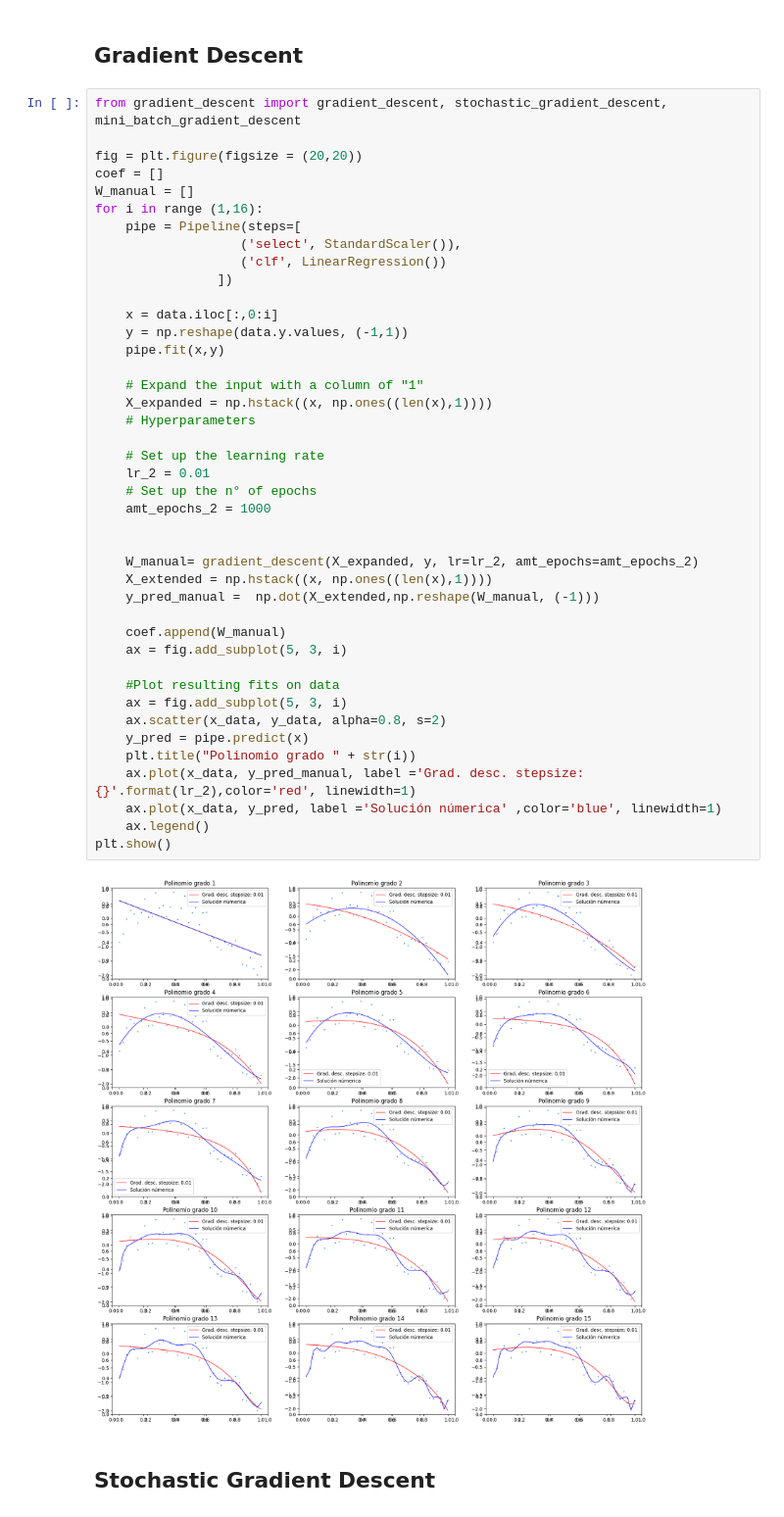
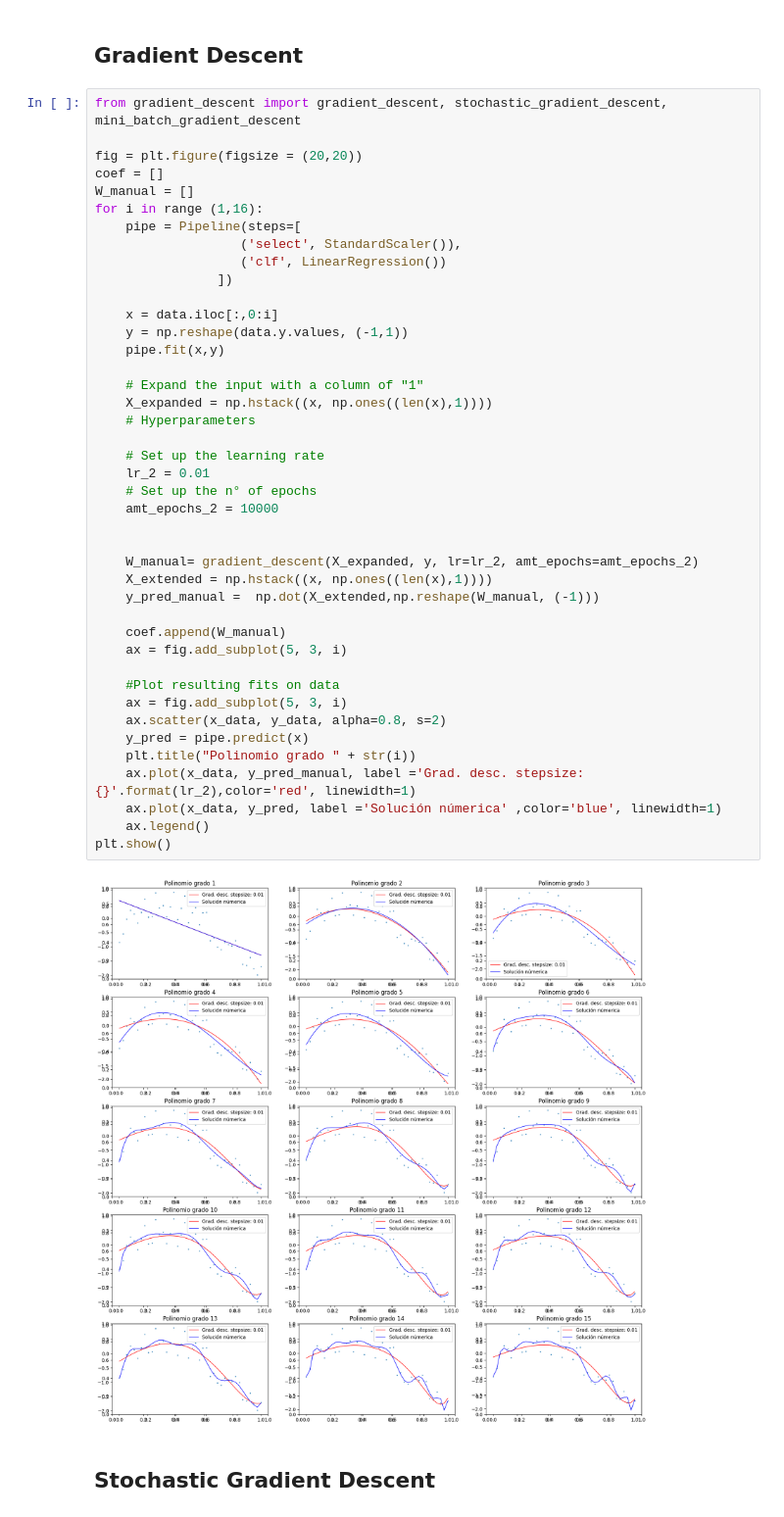
Before and after one commit to pedromperezc/Intro-AI, a Jupyter notebook: clase_5/ejercicio clase 5.ipynb, the cells around one changed output. Shown at 98% size. Drawn from its saved outputs; the diff is of its cells as text.

```diff
--- a/clase_5/ejercicio clase 5.ipynb
+++ b/clase_5/ejercicio clase 5.ipynb
@@ -198,35 +198,35 @@ for i in range (1,16):
     x = data.iloc[:,0:i]
     y = np.reshape(data.y.values, (-1,1))
     pipe.fit(x,y)
 
     # Expand the input with a column of "1"
     X_expanded = np.hstack((x, np.ones((len(x),1))))
     # Hyperparameters
 
     # Set up the learning rate
     lr_2 = 0.01
     # Set up the n° of epochs
-    amt_epochs_2 = 1000
+    amt_epochs_2 = 10000
 
 
     W_manual= gradient_descent(X_expanded, y, lr=lr_2, amt_epochs=amt_epochs_2)
     X_extended = np.hstack((x, np.ones((len(x),1))))
     y_pred_manual =  np.dot(X_extended,np.reshape(W_manual, (-1)))
 
     coef.append(W_manual)
     ax = fig.add_subplot(5, 3, i)
 
     #Plot resulting fits on data
     ax = fig.add_subplot(5, 3, i)
     ax.scatter(x_data, y_data, alpha=0.8, s=2)
     y_pred = pipe.predict(x)
     plt.title("Polinomio grado " + str(i))
     ax.plot(x_data, y_pred_manual, label ='Grad. desc. stepsize: {}'.format(lr_2),color='red', linewidth=1)
     ax.plot(x_data, y_pred, label ='Solución númerica' ,color='blue', linewidth=1)
     ax.legend()
 plt.show()
 # %% [output]
-[figure, old version]
+[figure, new version]
 # %% [markdown]
 ## Stochastic Gradient Descent
 # %%
```
Also changed, not shown: parts of 1 cell of this notebook.
